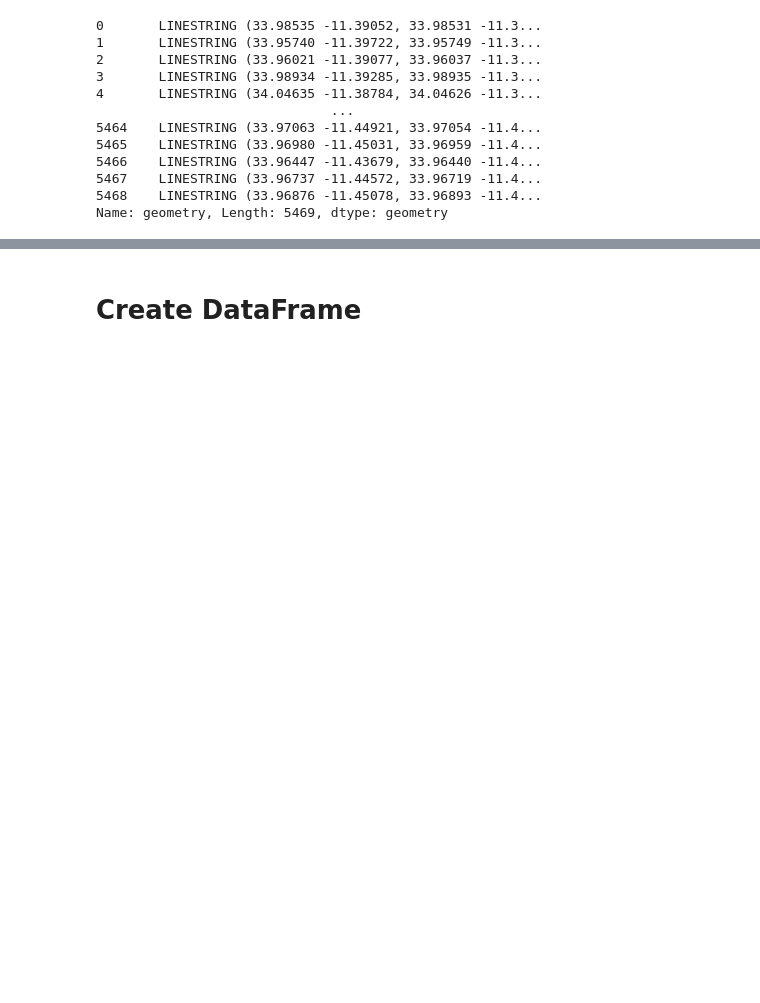
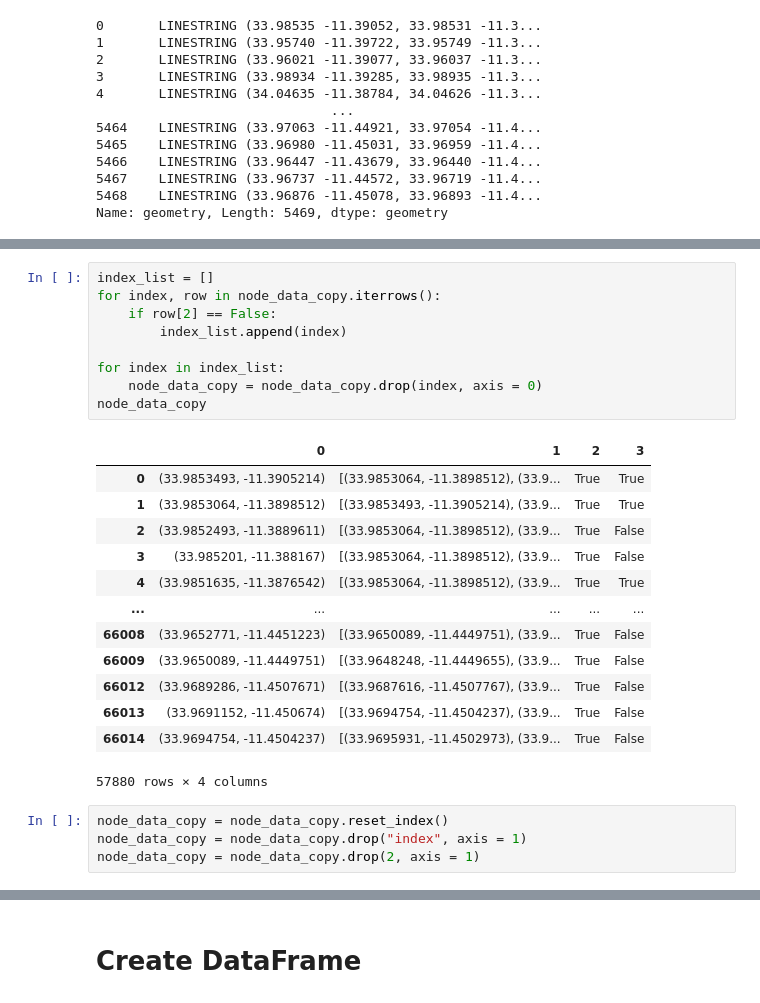
Before and after one commit to RachelRalph/AI4PublicHealth, a Jupyter notebook: Process_Data_Clean.ipynb, the cells around one changed output, grey strips where cells are left out. Drawn from its saved outputs; the diff is of its cells as text; blank space fills up the shorter version.

```diff
--- a/Process_Data_Clean.ipynb
+++ b/Process_Data_Clean.ipynb
@@ -119,0 +320,27 @@ road_line_nodes
+# %%
+index_list = []
+for index, row in node_data_copy.iterrows():
+    if row[2] == False:
+        index_list.append(index)
+
+for index in index_list:
+    node_data_copy = node_data_copy.drop(index, axis = 0)
+node_data_copy
+# %% [output]
+|  | 0 | 1 | 2 | 3 |
+| 0 | (33.9853493, -11.3905214) | [(33.9853064, -11.3898512), (33.9... | True | True |
+| 1 | (33.9853064, -11.3898512) | [(33.9853493, -11.3905214), (33.9... | True | True |
+| 2 | (33.9852493, -11.3889611) | [(33.9853064, -11.3898512), (33.9... | True | False |
+| 3 | (33.985201, -11.388167) | [(33.9853064, -11.3898512), (33.9... | True | False |
+| 4 | (33.9851635, -11.3876542) | [(33.9853064, -11.3898512), (33.9... | True | True |
+| ... | ... | ... | ... | ... |
+| 66008 | (33.9652771, -11.4451223) | [(33.9650089, -11.4449751), (33.9... | True | False |
+| 66009 | (33.9650089, -11.4449751) | [(33.9648248, -11.4449655), (33.9... | True | False |
+| 66012 | (33.9689286, -11.4507671) | [(33.9687616, -11.4507767), (33.9... | True | False |
+| 66013 | (33.9691152, -11.450674) | [(33.9694754, -11.4504237), (33.9... | True | False |
+| 66014 | (33.9694754, -11.4504237) | [(33.9695931, -11.4502973), (33.9... | True | False |
+57880 rows × 4 columns
+# %%
+node_data_copy = node_data_copy.reset_index()
+node_data_copy = node_data_copy.drop("index", axis = 1)
+node_data_copy = node_data_copy.drop(2, axis = 1)
```
Also changed, not shown: parts of 17 cells of this notebook, 1 other file.
